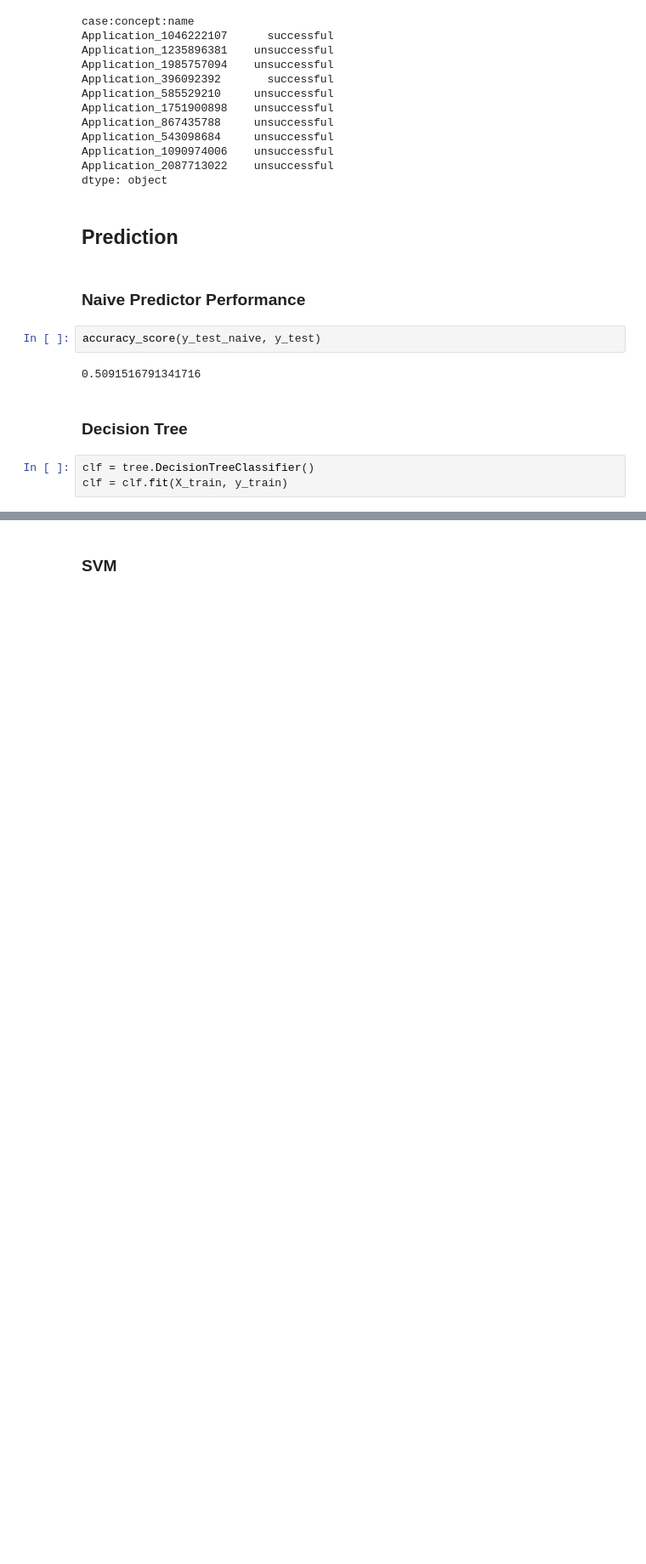
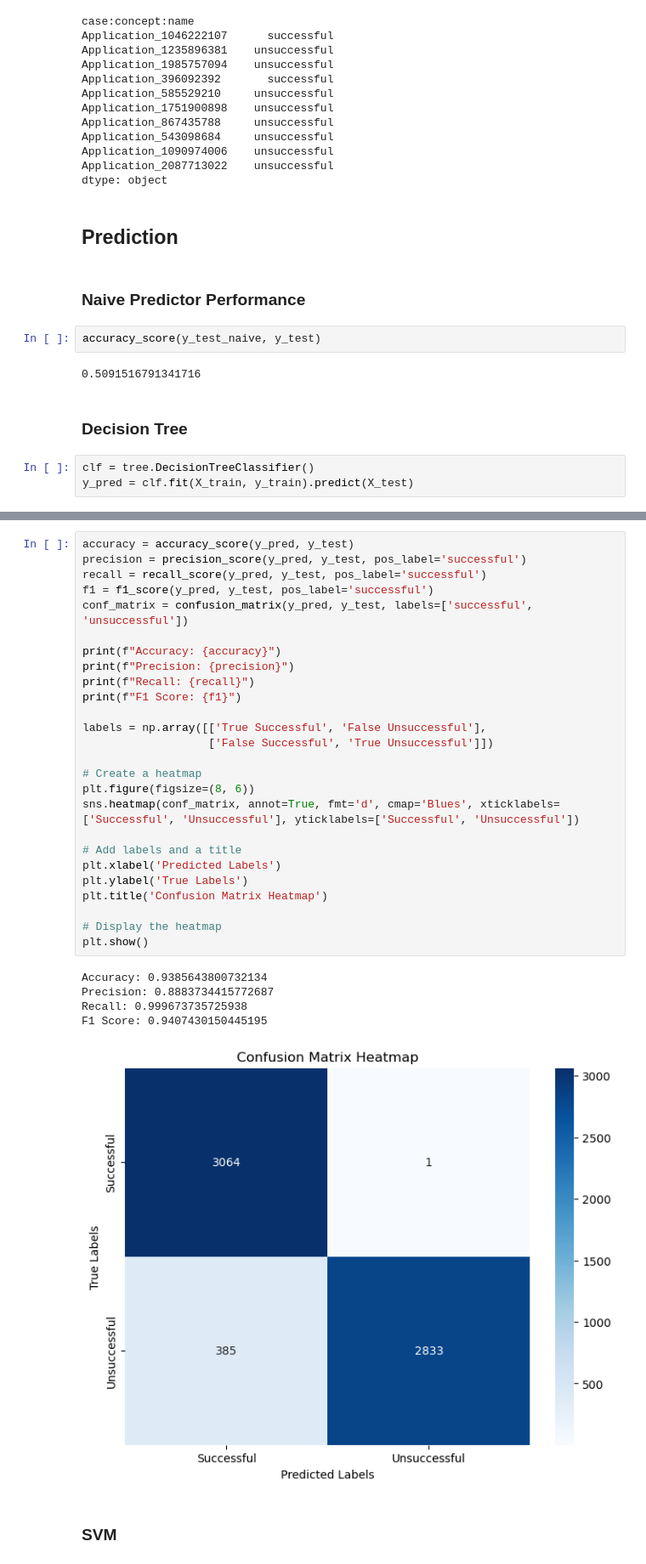
Before and after one commit to xuyou1999/APM_project_group8, a Jupyter notebook: encoding_prediction_final.ipynb, the cells around one changed output, grey strips where cells are left out. Shown at 85% size. Drawn from its saved outputs; the diff is of its cells as text; blank space fills up the shorter version.

Commit message:
add features and more matrix

```diff
--- a/encoding_prediction_final.ipynb
+++ b/encoding_prediction_final.ipynb
@@ -295,4 +304,4 @@ accuracy_score(y_test_naive, y_test)
 ### Decision Tree
 # %%
 clf = tree.DecisionTreeClassifier()
-clf = clf.fit(X_train, y_train)
+y_pred = clf.fit(X_train, y_train).predict(X_test)
@@ -304,3 +314,35 @@ accuracy
+# %%
+accuracy = accuracy_score(y_pred, y_test)
+precision = precision_score(y_pred, y_test, pos_label='successful')
+recall = recall_score(y_pred, y_test, pos_label='successful')
+f1 = f1_score(y_pred, y_test, pos_label='successful')
+conf_matrix = confusion_matrix(y_pred, y_test, labels=['successful', 'unsuccessful'])
+
+print(f"Accuracy: {accuracy}")
+print(f"Precision: {precision}")
+print(f"Recall: {recall}")
+print(f"F1 Score: {f1}")
+
+labels = np.array([['True Successful', 'False Unsuccessful'],
+                   ['False Successful', 'True Unsuccessful']])
+
+# Create a heatmap
+plt.figure(figsize=(8, 6))
+sns.heatmap(conf_matrix, annot=True, fmt='d', cmap='Blues', xticklabels=['Successful', 'Unsuccessful'], yticklabels=['Successful', 'Unsuccessful'])
+
+# Add labels and a title
+plt.xlabel('Predicted Labels')
+plt.ylabel('True Labels')
+plt.title('Confusion Matrix Heatmap')
+
+# Display the heatmap
+plt.show()
+# %% [output]
+Accuracy: 0.9385643800732134
+Precision: 0.8883734415772687
+Recall: 0.999673735725938
+F1 Score: 0.9407430150445195
+[figure, added]
 # %% [markdown]
 ### SVM
 # %%
```
Also changed, not shown: parts of 10 cells of this notebook.
